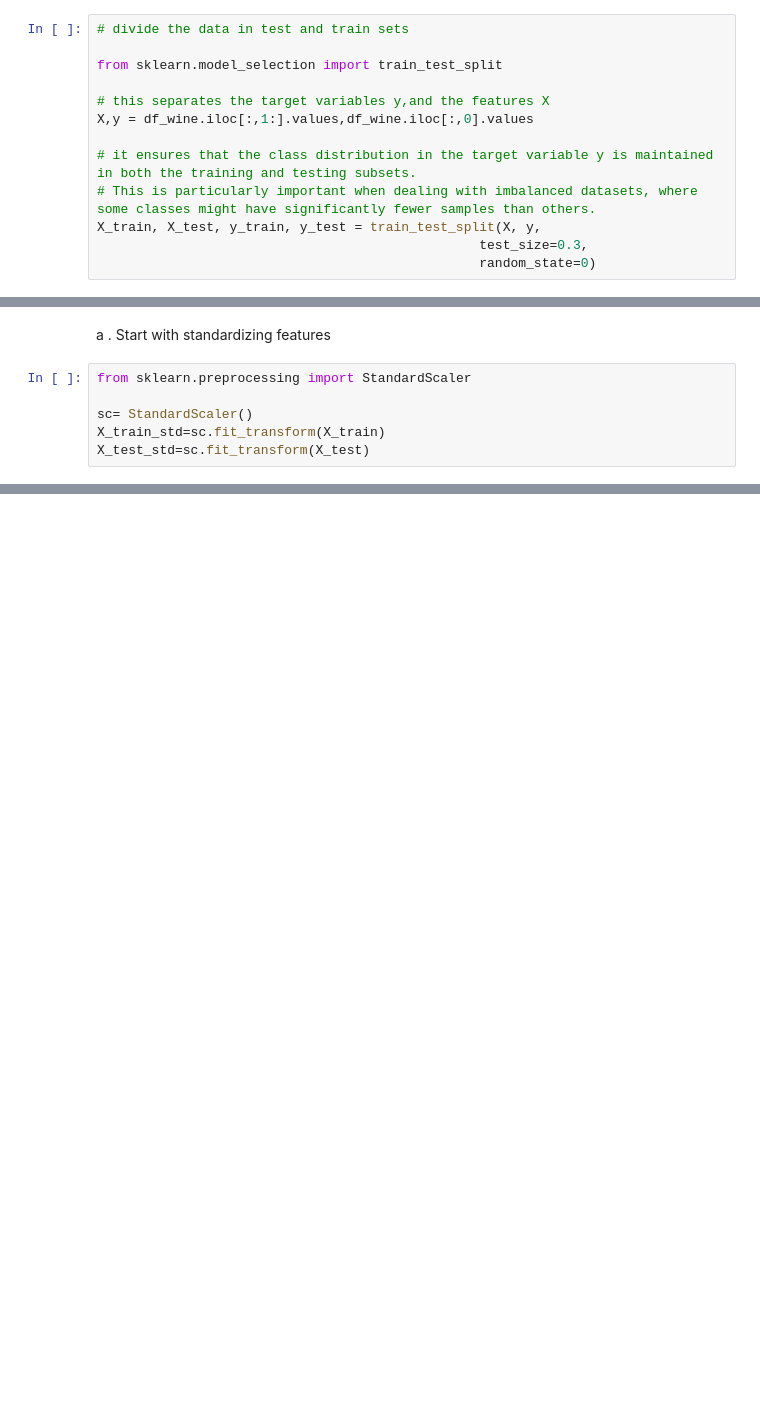
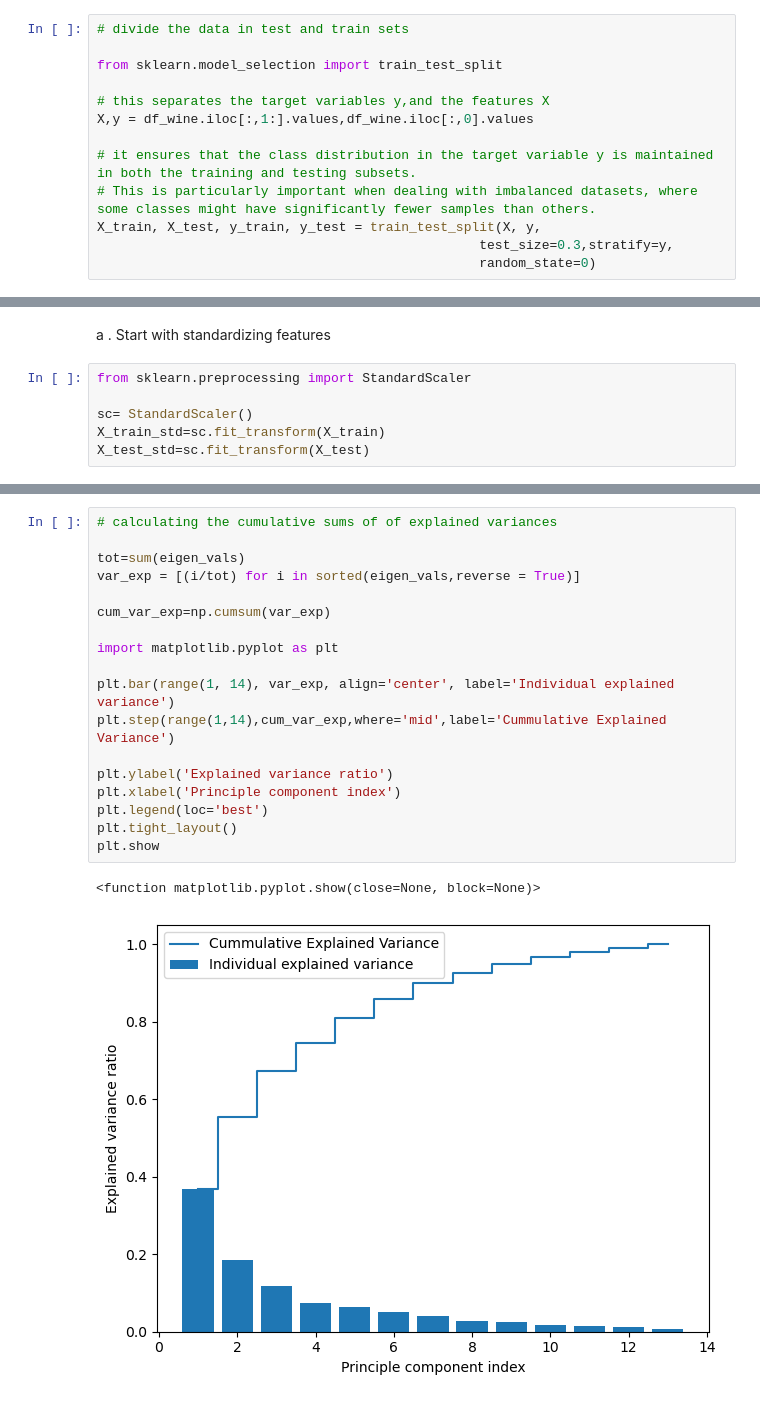
Before and after one commit to Danlof/Dimensionality_reduction, a Jupyter notebook: Untitled.ipynb, the cells around one changed output, grey strips where cells are left out. Drawn from its saved outputs; the diff is of its cells as text; blank space fills up the shorter version.

```diff
--- a/Untitled.ipynb
+++ b/Untitled.ipynb
@@ -25,6 +26,6 @@ X,y = df_wine.iloc[:,1:].values,df_wine.iloc[:,0].values
 # it ensures that the class distribution in the target variable y is maintained in both the training and testing subsets.
 # This is particularly important when dealing with imbalanced datasets, where some classes might have significantly fewer samples than others.
 X_train, X_test, y_train, y_test = train_test_split(X, y,
-                                                 test_size=0.3,
+                                                 test_size=0.3,stratify=y,
                                                  random_state=0)
 # %%
@@ -104,0 +80,21 @@ plt.show
+# %%
+# calculating the cumulative sums of of explained variances
+
+tot=sum(eigen_vals)
+var_exp = [(i/tot) for i in sorted(eigen_vals,reverse = True)]
+
+cum_var_exp=np.cumsum(var_exp)
+
+import matplotlib.pyplot as plt
+
+plt.bar(range(1, 14), var_exp, align='center', label='Individual explained variance')
+plt.step(range(1,14),cum_var_exp,where='mid',label='Cummulative Explained Variance')
+
+plt.ylabel('Explained variance ratio')
+plt.xlabel('Principle component index')
+plt.legend(loc='best')
+plt.tight_layout()
+plt.show
+# %% [output]
+<function matplotlib.pyplot.show(close=None, block=None)>
+[figure, added]
```
Also changed, not shown: parts of 16 cells of this notebook.
